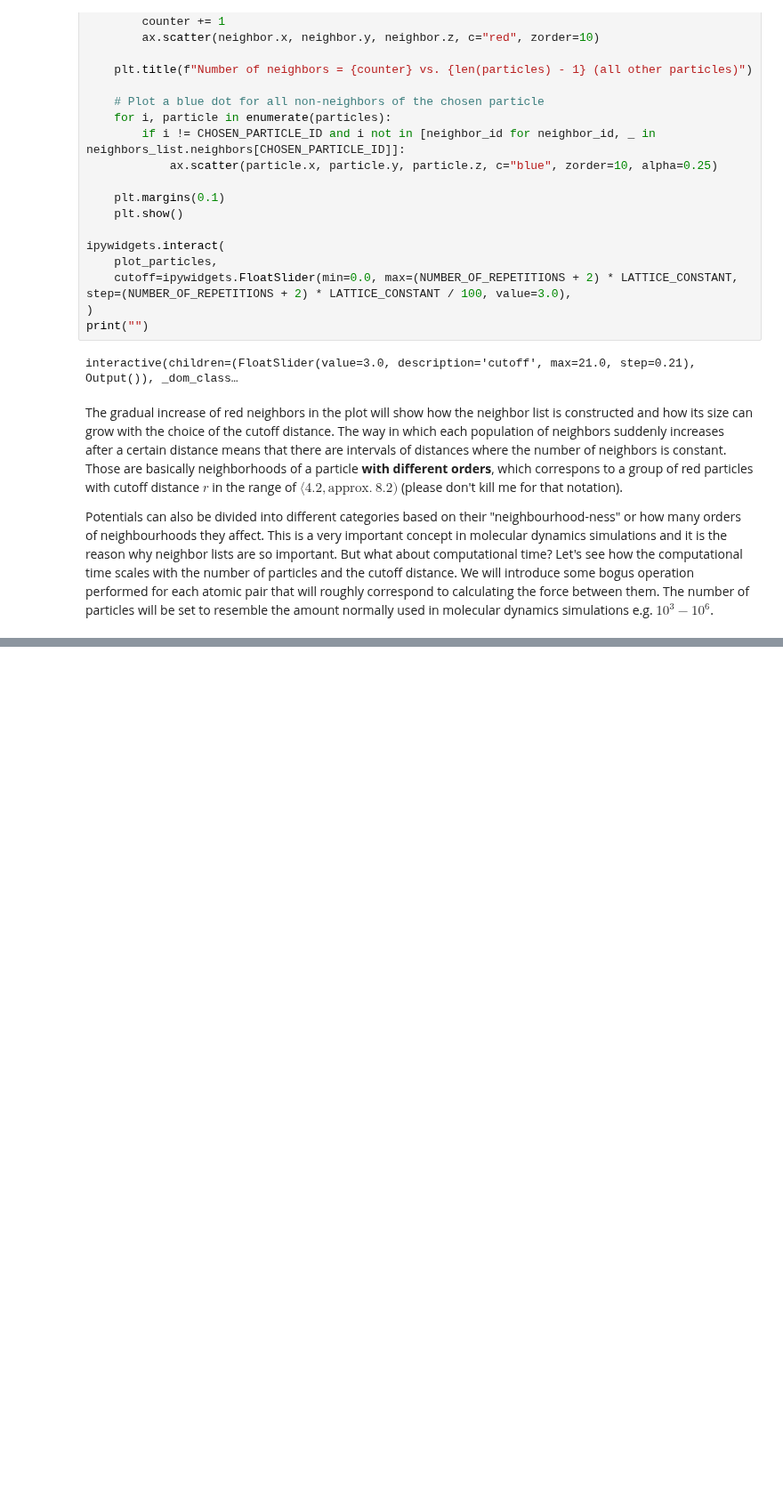
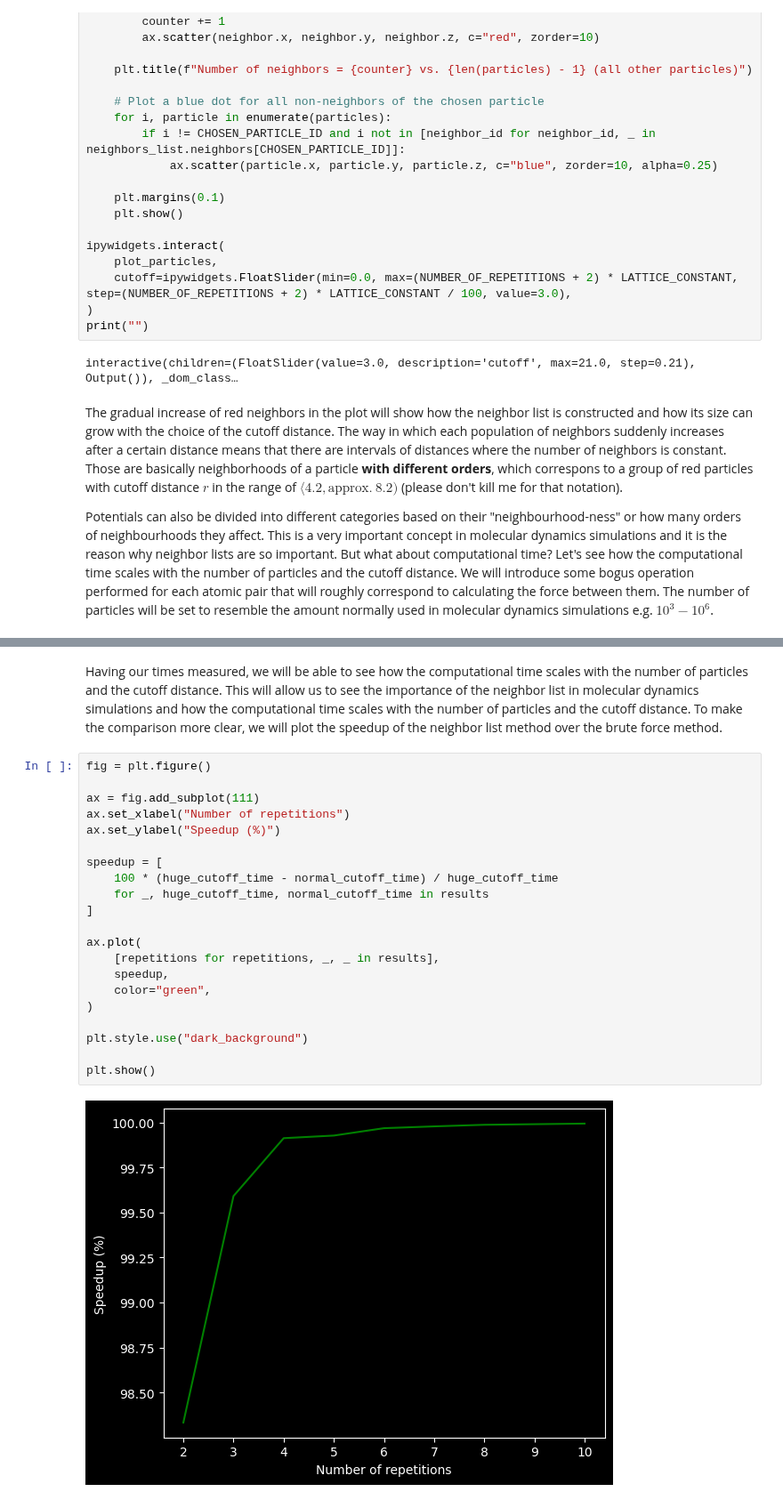
Before and after one commit to kamilrybacki/kamilrybacki.github.io, a Jupyter notebook: src/content/_jupyter/por/neighbor_list.ipynb, the cells around one changed output, grey strips where cells are left out. Shown at 89% size. Drawn from its saved outputs; the diff is of its cells as text; blank space fills up the shorter version.

```diff
--- a/src/content/_jupyter/por/neighbor_list.ipynb
+++ b/src/content/_jupyter/por/neighbor_list.ipynb
@@ -197,0 +206,25 @@ Time elapsed: 0.0003497600555419922 seconds
+# %% [markdown]
+Having our times measured, we will be able to see how the computational time scales with the number of particles and the cutoff distance. This will allow us to see the importance of the neighbor list in molecular dynamics simulations and how the computational time scales with the number of particles and the cutoff distance. To make the comparison more clear, we will plot the speedup of the neighbor list method over the brute force method.
+# %%
+fig = plt.figure()
+
+ax = fig.add_subplot(111)
+ax.set_xlabel("Number of repetitions")
+ax.set_ylabel("Speedup (%)")
+
+speedup = [
+    100 * (huge_cutoff_time - normal_cutoff_time) / huge_cutoff_time
+    for _, huge_cutoff_time, normal_cutoff_time in results
+]
+
+ax.plot(
+    [repetitions for repetitions, _, _ in results],
+    speedup,
+    color="green",
+)
+
+plt.style.use("dark_background")
+
+plt.show()
+# %% [output]
+[figure, added]
```
Also changed, not shown: parts of 3 cells of this notebook.
